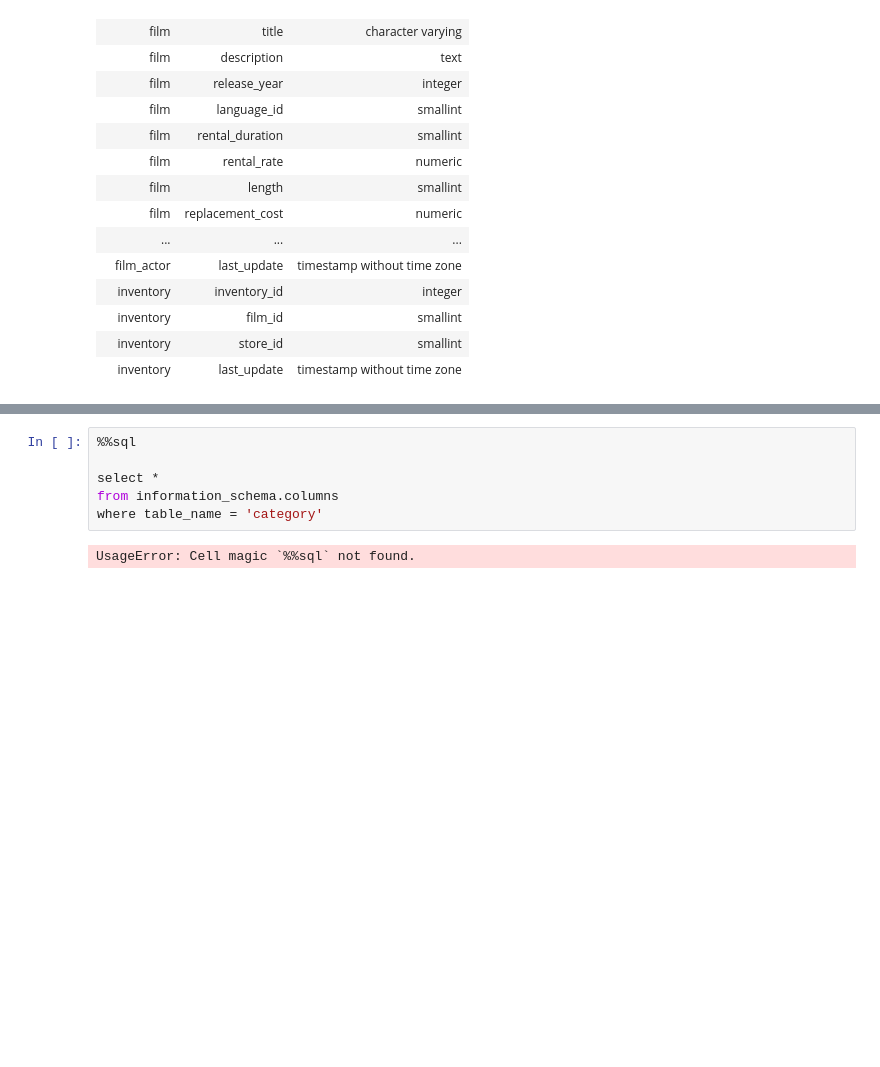
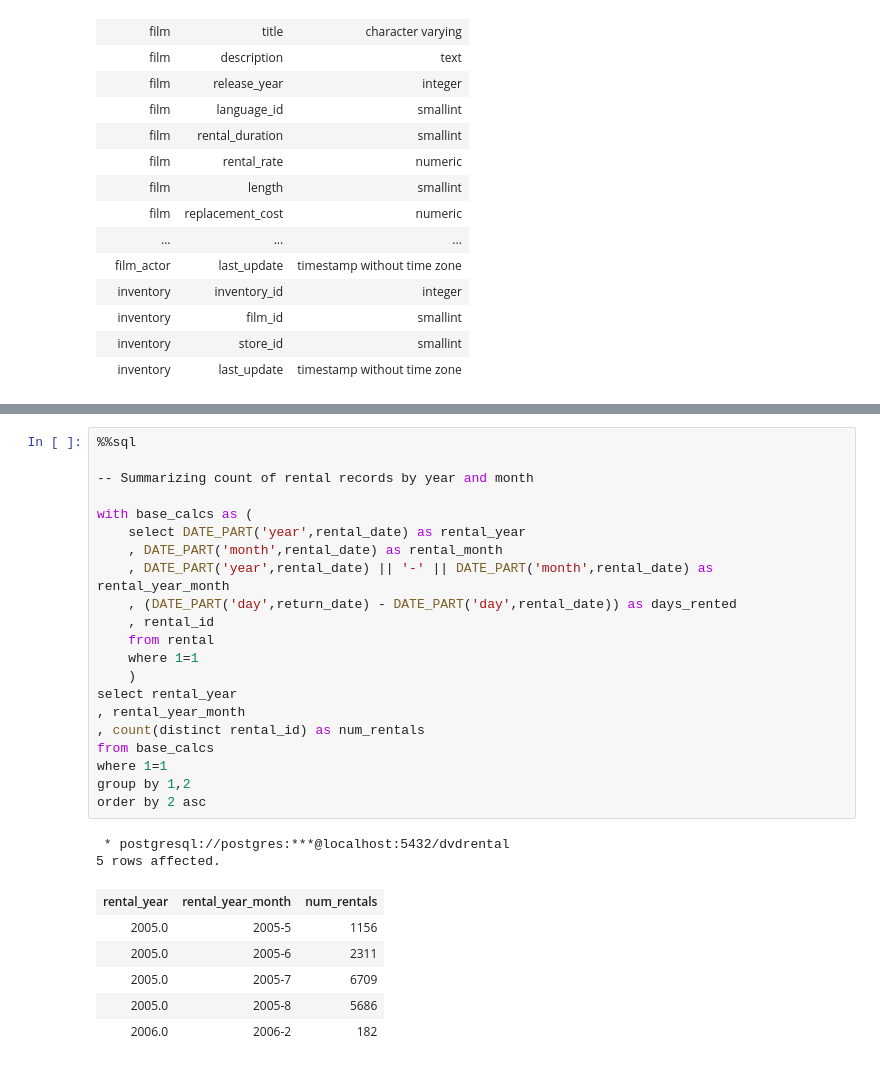
Before and after one commit to digital-tyler/diy_database, a Jupyter notebook: database_sample_data.ipynb, the cells around one changed output, grey strips where cells are left out. Saved outputs shown, nothing was run; the diff lists cells and outputs as text; blank space fills up the shorter version.

```diff
--- a/database_sample_data.ipynb
+++ b/database_sample_data.ipynb
@@ -159,8 +215,30 @@ order by 2 desc
 # %%
 %%sql
 
-select *
-from information_schema.columns
-where table_name = 'category'
+-- Summarizing count of rental records by year and month
+
+with base_calcs as (
+    select DATE_PART('year',rental_date) as rental_year
+    , DATE_PART('month',rental_date) as rental_month
+    , DATE_PART('year',rental_date) || '-' || DATE_PART('month',rental_date) as rental_year_month
+    , (DATE_PART('day',return_date) - DATE_PART('day',rental_date)) as days_rented
+    , rental_id
+    from rental
+    where 1=1
+    )
+select rental_year
+, rental_year_month
+, count(distinct rental_id) as num_rentals
+from base_calcs
+where 1=1
+group by 1,2
+order by 2 asc
 # %% [output]
-UsageError: Cell magic `%%sql` not found.
+ * postgresql://postgres:***@localhost:5432/dvdrental
+5 rows affected.
+| rental_year | rental_year_month | num_rentals |
+| 2005.0 | 2005-5 | 1156 |
+| 2005.0 | 2005-6 | 2311 |
+| 2005.0 | 2005-7 | 6709 |
+| 2005.0 | 2005-8 | 5686 |
+| 2006.0 | 2006-2 | 182 |
```
Also changed, not shown: parts of 9 cells of this notebook.
